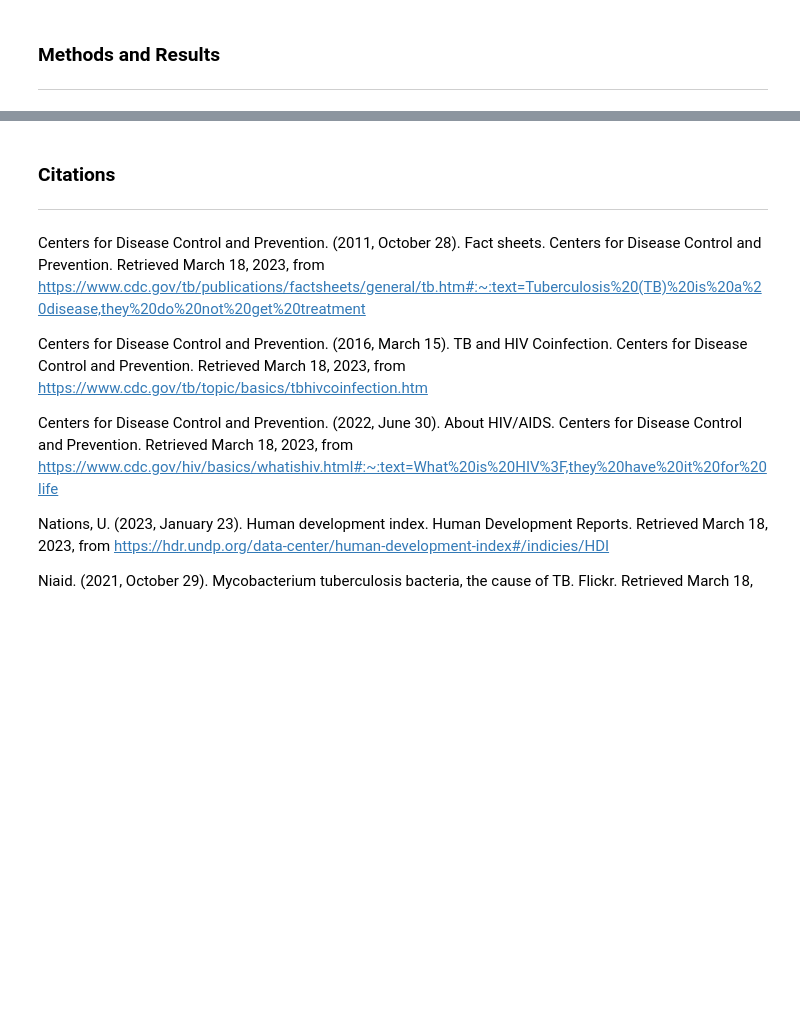
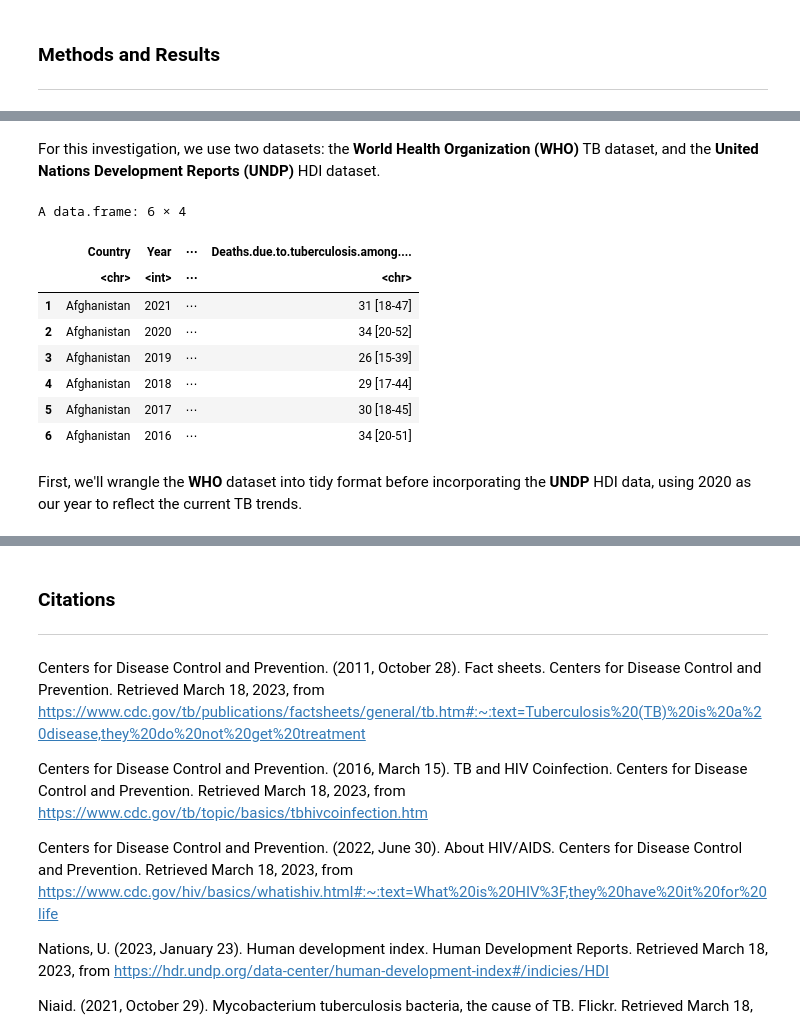
Before and after one commit to Remembria/Group-38-Project-Proposal, a Jupyter notebook: Group_38_Project_Report.ipynb, the cells around one changed output, grey strips where cells are left out. Cells and saved outputs as stored; diff of their text form; code cells hidden in the pictures; blank space fills up the shorter version.

```diff
--- a/Group_38_Project_Report.ipynb
+++ b/Group_38_Project_Report.ipynb
@@ -29,0 +46,21 @@ To do so, this investigation we will consider the spread of TB against
+# %% [markdown]
+For this investigation, we use two datasets: the **World Health Organization (WHO)** TB dataset, and the **United Nations Development Reports (UNDP)** HDI dataset.
+# %%
+# URL of the WHO dataset csv file
+tb_url <- "https://apps.who.int/gho/athena/data/xmart.csv?target=GHO/MDG_0000000017,TB_e_mort_exc_tbhiv_num&profile=crosstable&filter=COUNTRY:*;REGION:*&ead=&x-sideaxis=COUNTRY;YEAR&x-topaxis=GHO"
+# Reading this csv file into a dataframe
+tb_df <- read.csv(tb_url)
+
+head(tb_df)
+# %% [output]
+A data.frame: 6 × 4
+|  | Country | Year | ⋯ | Deaths.due.to.tuberculosis.among.... |
+|  | <chr> | <int> | ⋯ | <chr> |
+| 1 | Afghanistan | 2021 | ⋯ | 31 [18-47] |
+| 2 | Afghanistan | 2020 | ⋯ | 34 [20-52] |
+| 3 | Afghanistan | 2019 | ⋯ | 26 [15-39] |
+| 4 | Afghanistan | 2018 | ⋯ | 29 [17-44] |
+| 5 | Afghanistan | 2017 | ⋯ | 30 [18-45] |
+| 6 | Afghanistan | 2016 | ⋯ | 34 [20-51] |
+# %% [markdown]
+First, we'll wrangle the **WHO** dataset into tidy format before incorporating the **UNDP** HDI data, using 2020 as our year to reflect the current TB trends.
```
Also changed, not shown: parts of 24 cells of this notebook.
